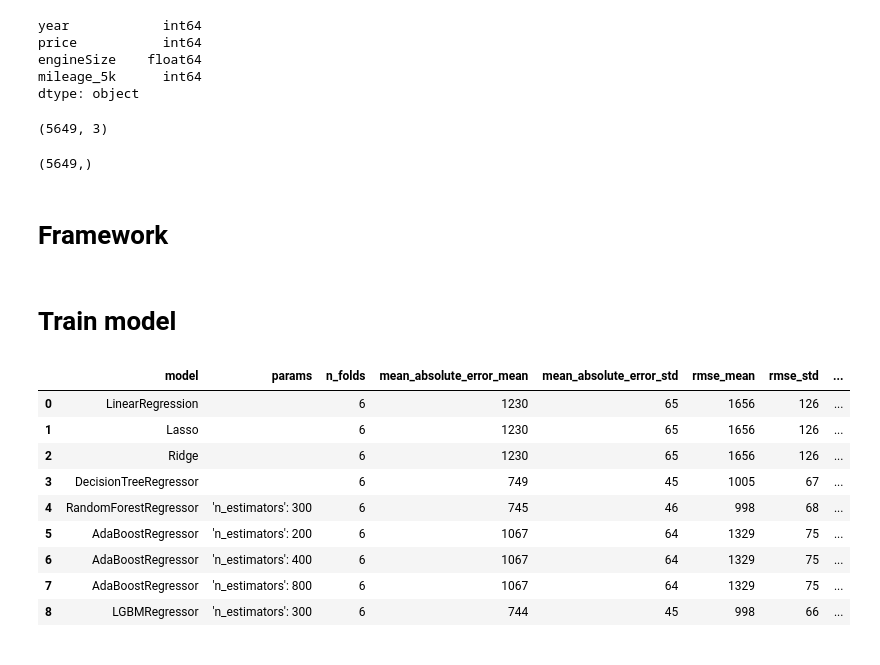
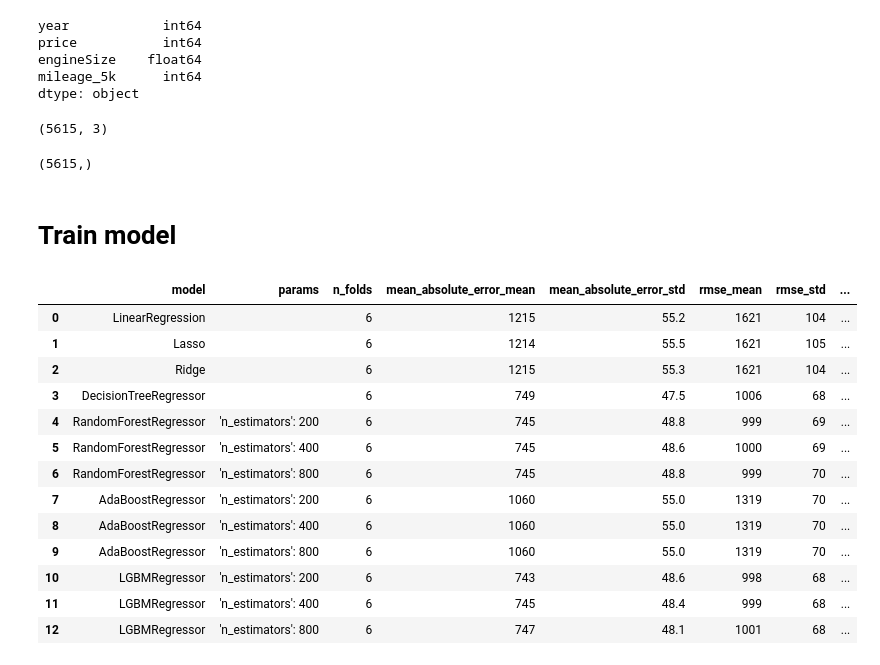
Before and after one commit to WaldemarWalo/DataScienceProjects, a Jupyter notebook: UK_Used_Car_Price_Regression/40.Fiesta.ipynb, the cells around one changed output. Saved outputs shown, nothing was run; the diff lists cells and outputs as text; code cells hidden in the pictures.

```diff
--- a/UK_Used_Car_Price_Regression/40.Fiesta.ipynb
+++ b/UK_Used_Car_Price_Regression/40.Fiesta.ipynb
@@ -76,5 +46,14 @@ Name: make, dtype: int64
 # %%
-df_fiesta = df_data.loc[ (df_data['make'] == 'Ford') & (df_data['model'] == 'Fiesta')].drop(columns=['make', 'model']).copy()
+df_fiesta = df_data.loc[
+    (df_data['make'] == 'Ford') & \
+    (df_data['model'] == 'Fiesta') & \
+    (df_data['transmission'] == 'Manual') & \
+    (df_data['fuelType'] == 'Petrol')
+].drop(columns=['make', 'model', 'transmission', 'fuelType', 'tax']).copy()
+
+df_fiesta['mileage_5k'] = ((df_fiesta['mileage'] / 5000).round(0)*5000 ).astype(int)
+df_fiesta.drop(columns='mileage', inplace=True)
+df_fiesta = df_fiesta.loc[df_fiesta['mileage_5k'] <= 80000]
 
 df_fiesta.head(3)
 df_fiesta.shape
@@ -247,3 +115,5 @@ df_train = df_enc1.drop(columns='mileage')
+# %%
+df_train = df_fiesta
 # %%
 _ = sns.pairplot(data= df_train).fig.set_size_inches(15,15)
 # %% [output]
@@ -264,11 +134,9 @@ dtype: object
 # %%
 X = df_train.drop('price', axis=1)
 y = df_train['price']
+
+X.shape
+y.shape
+# %% [output]
+(5615, 3)
+(5615,)
-# %%
-X.shape
-y.shape
-# %% [output]
-(5649, 3)
-(5649,)
-# %% [markdown]
-# Framework
@@ -398,32 +157,36 @@ from sklearn.svm import SVC
 # %%
 all_results = []
 # %%
-n_est_list = [300]
+n_est_list = [200, 400, 800]
 models = [
     (LinearRegression, {}),
     (Lasso, {'random_state': RS}),
     (Ridge, {'random_state': RS}),
     (DecisionTreeRegressor, {}),
     *[ (RandomForestRegressor,         {'random_state': RS, 'n_estimators': n_e}) for n_e in n_est_list ],
-    *[ (AdaBoostRegressor,         {'random_state': RS, 'n_estimators': n_e}) for n_e in [200, 400, 800] ],
+    *[ (AdaBoostRegressor,         {'random_state': RS, 'n_estimators': n_e}) for n_e in  n_est_list],
     *[ (LGBMRegressor,         {'random_state': RS, 'n_estimators': n_e}) for n_e in n_est_list ],
 ]
 metrics = [ mae, rmse, r2]
 n_folds = [6]
 
-r = grid_exec2(
-    lambda model, n_folds: cross_val(model, X, y, metrics, n_folds),
+r =m.grid_exec(
+    lambda model, n_folds: m.cross_val(model, X, y, metrics, n_folds),
     models, n_folds,
-    on1Completed = lambda r: display_stats(get_stats_df(r))
+    on1Completed = lambda r: m.display_stats(m.get_stats_df(r))
 )
 # %% [output]
 |  | model | params | n_folds | mean_absolute_error_mean | mean_absolute_error_std | rmse_mean | rmse_std | ... |
-| 0 | LinearRegression |  | 6 | 1230 | 65 | 1656 | 126 | ... |
-| 1 | Lasso |  | 6 | 1230 | 65 | 1656 | 126 | ... |
-| 2 | Ridge |  | 6 | 1230 | 65 | 1656 | 126 | ... |
-| 3 | DecisionTreeRegressor |  | 6 | 749 | 45 | 1005 | 67 | ... |
-| 4 | RandomForestRegressor | 'n_estimators': 300 | 6 | 745 | 46 | 998 | 68 | ... |
-| 5 | AdaBoostRegressor | 'n_estimators': 200 | 6 | 1067 | 64 | 1329 | 75 | ... |
-| 6 | AdaBoostRegressor | 'n_estimators': 400 | 6 | 1067 | 64 | 1329 | 75 | ... |
-| 7 | AdaBoostRegressor | 'n_estimators': 800 | 6 | 1067 | 64 | 1329 | 75 | ... |
-| 8 | LGBMRegressor | 'n_estimators': 300 | 6 | 744 | 45 | 998 | 66 | ... |
+| 0 | LinearRegression |  | 6 | 1215 | 55.2 | 1621 | 104 | ... |
+| 1 | Lasso |  | 6 | 1214 | 55.5 | 1621 | 105 | ... |
+| 2 | Ridge |  | 6 | 1215 | 55.3 | 1621 | 104 | ... |
+| 3 | DecisionTreeRegressor |  | 6 | 749 | 47.5 | 1006 | 68 | ... |
+| 4 | RandomForestRegressor | 'n_estimators': 200 | 6 | 745 | 48.8 | 999 | 69 | ... |
+| 5 | RandomForestRegressor | 'n_estimators': 400 | 6 | 745 | 48.6 | 1000 | 69 | ... |
+| 6 | RandomForestRegressor | 'n_estimators': 800 | 6 | 745 | 48.8 | 999 | 70 | ... |
+| 7 | AdaBoostRegressor | 'n_estimators': 200 | 6 | 1060 | 55.0 | 1319 | 70 | ... |
+| 8 | AdaBoostRegressor | 'n_estimators': 400 | 6 | 1060 | 55.0 | 1319 | 70 | ... |
+| 9 | AdaBoostRegressor | 'n_estimators': 800 | 6 | 1060 | 55.0 | 1319 | 70 | ... |
+| 10 | LGBMRegressor | 'n_estimators': 200 | 6 | 743 | 48.6 | 998 | 68 | ... |
+| 11 | LGBMRegressor | 'n_estimators': 400 | 6 | 745 | 48.4 | 999 | 68 | ... |
+| 12 | LGBMRegressor | 'n_estimators': 800 | 6 | 747 | 48.1 | 1001 | 68 | ... |
```
Also changed, not shown: parts of 32 cells of this notebook, 1 other file.
